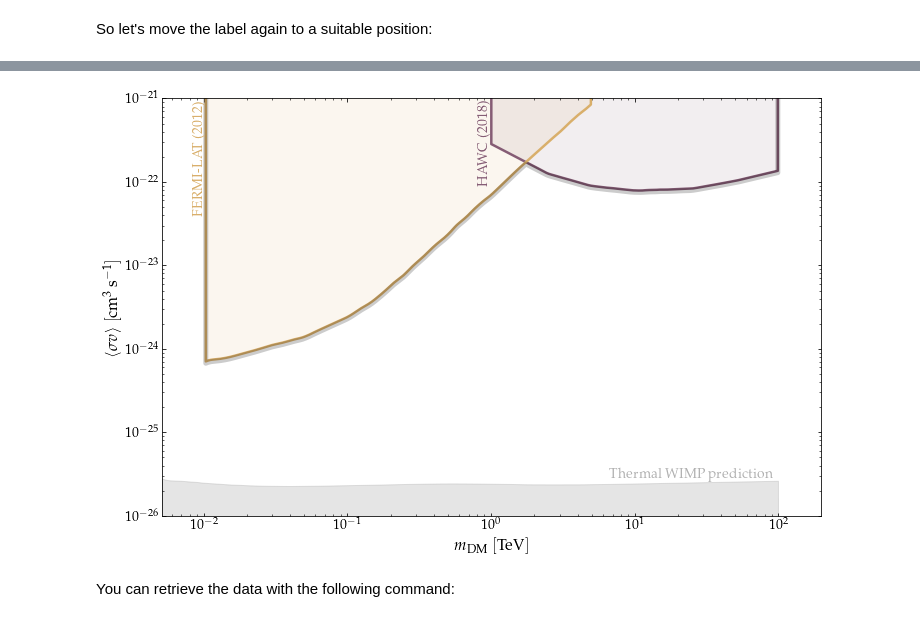
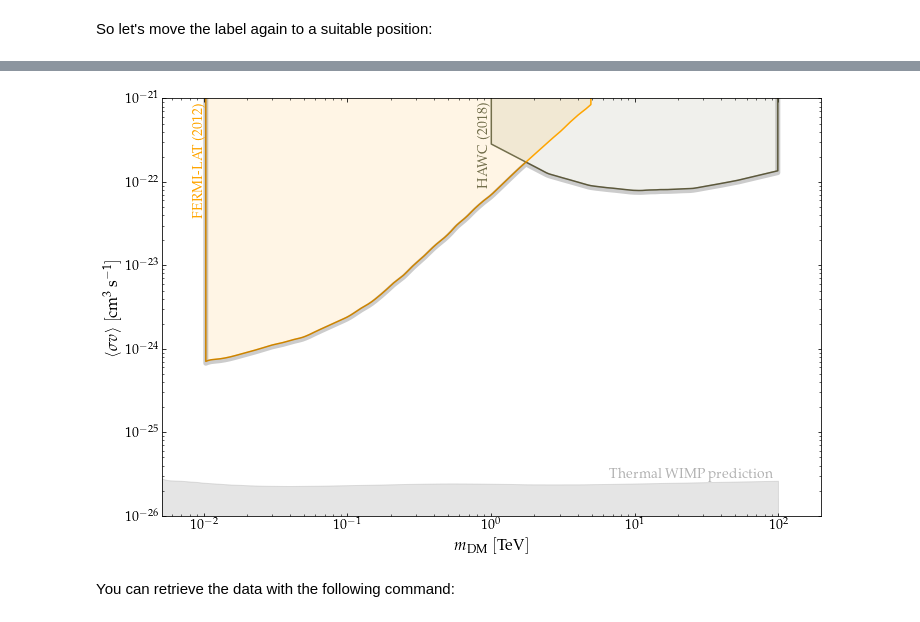
Before and after one commit to moritzhuetten/dmbounds, a Jupyter notebook: tutorial.ipynb, the cells around one changed output, grey strips where cells are left out. Saved outputs shown, nothing was run; the diff lists cells and outputs as text; code cells hidden in the pictures.

```diff
--- a/tutorial.ipynb
+++ b/tutorial.ipynb
@@ -73,5 +57,5 @@ fig1, ax1 = bounds.plot(metadata_filtered)
 You can also define your own style for the figure:
 # %%
 style = bounds.PlottingStyle('antique', legend='fancy')
-fig1, ax1 = bounds.plot(metadata_filtered, style)
+fig2, ax2 = bounds.plot(metadata_filtered, style)
 # %% [output]
@@ -109,9 +91,9 @@ texts
 # %%
 for text in texts[:2]:
     text.set_position((text.get_position()[0], 0.95 * style.ymax))
-fig1
+fig2
 # %% [output]
-[figure, old version]
+[figure, new version]
 # %% [markdown]
 You can retrieve the data with the following command:
 # %%
```
Also changed, not shown: parts of 8 cells of this notebook.
